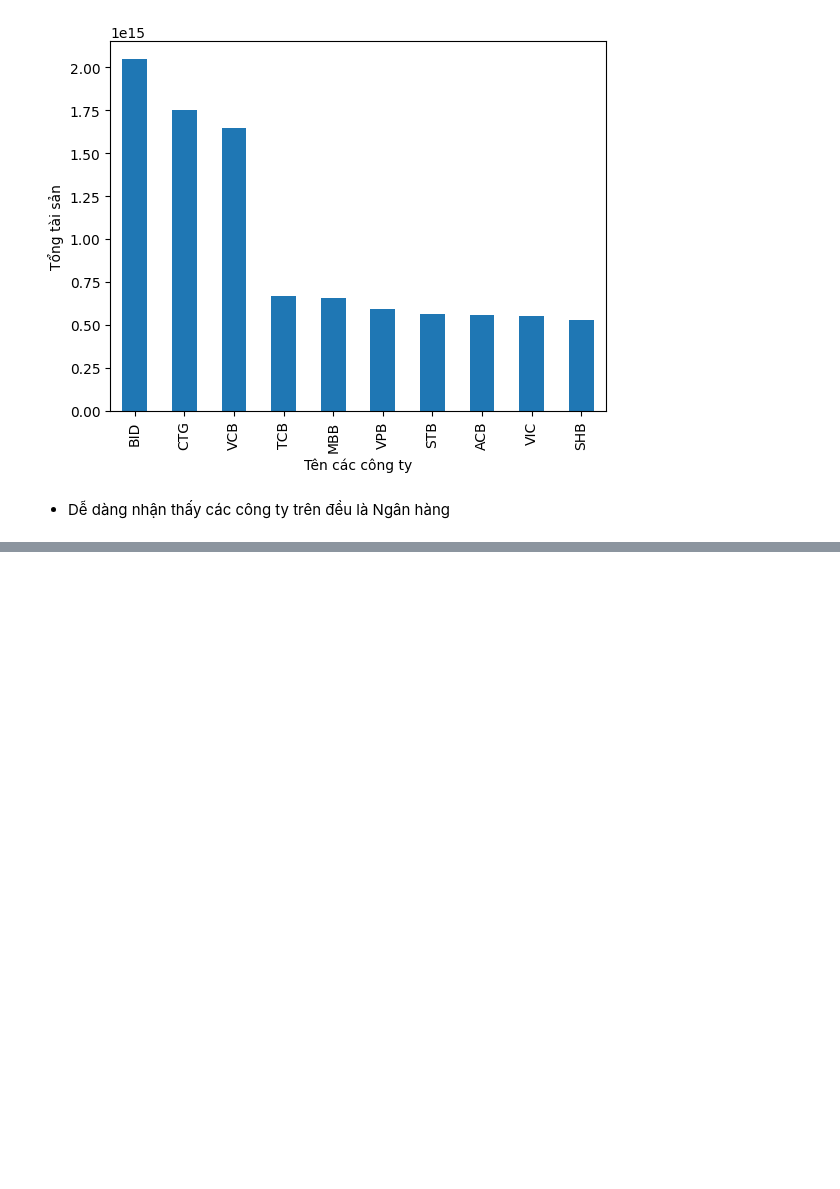
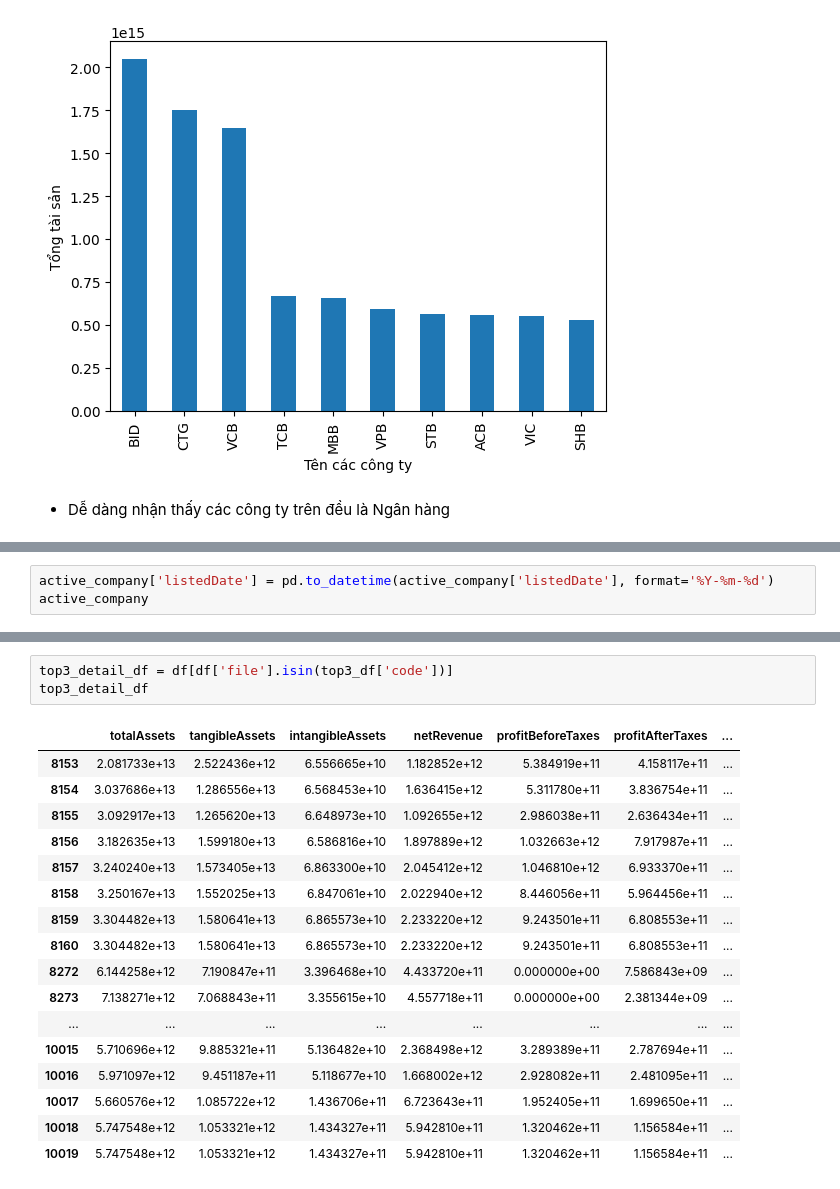
Before and after one commit to minhtringuyennn/NMKHDL_Project, a Jupyter notebook: crawl/crawl_data.ipynb, the cells around one changed output, grey strips where cells are left out. Saved outputs shown, nothing was run; the diff lists cells and outputs as text; blank space fills up the shorter version.

```diff
--- a/crawl/crawl_data.ipynb
+++ b/crawl/crawl_data.ipynb
@@ -643,0 +650,3 @@ top10_df['totalAssets'].plot.bar(xlabel='Tên các công ty', ylabel='Tổng tà
+# %%
+active_company['listedDate'] = pd.to_datetime(active_company['listedDate'], format='%Y-%m-%d')
+active_company
@@ -643,0 +697,21 @@ top10_df['totalAssets'].plot.bar(xlabel='Tên các công ty', ylabel='Tổng tà
+# %%
+top3_detail_df = df[df['file'].isin(top3_df['code'])]
+top3_detail_df
+# %% [output]
+|  | totalAssets | tangibleAssets | intangibleAssets | netRevenue | profitBeforeTaxes | profitAfterTaxes | ... |
+| 8153 | 2.081733e+13 | 2.522436e+12 | 6.556665e+10 | 1.182852e+12 | 5.384919e+11 | 4.158117e+11 | ... |
+| 8154 | 3.037686e+13 | 1.286556e+13 | 6.568453e+10 | 1.636415e+12 | 5.311780e+11 | 3.836754e+11 | ... |
+| 8155 | 3.092917e+13 | 1.265620e+13 | 6.648973e+10 | 1.092655e+12 | 2.986038e+11 | 2.636434e+11 | ... |
+| 8156 | 3.182635e+13 | 1.599180e+13 | 6.586816e+10 | 1.897889e+12 | 1.032663e+12 | 7.917987e+11 | ... |
+| 8157 | 3.240240e+13 | 1.573405e+13 | 6.863300e+10 | 2.045412e+12 | 1.046810e+12 | 6.933370e+11 | ... |
+| 8158 | 3.250167e+13 | 1.552025e+13 | 6.847061e+10 | 2.022940e+12 | 8.446056e+11 | 5.964456e+11 | ... |
+| 8159 | 3.304482e+13 | 1.580641e+13 | 6.865573e+10 | 2.233220e+12 | 9.243501e+11 | 6.808553e+11 | ... |
+| 8160 | 3.304482e+13 | 1.580641e+13 | 6.865573e+10 | 2.233220e+12 | 9.243501e+11 | 6.808553e+11 | ... |
+| 8272 | 6.144258e+12 | 7.190847e+11 | 3.396468e+10 | 4.433720e+11 | 0.000000e+00 | 7.586843e+09 | ... |
+| 8273 | 7.138271e+12 | 7.068843e+11 | 3.355615e+10 | 4.557718e+11 | 0.000000e+00 | 2.381344e+09 | ... |
+| ... | ... | ... | ... | ... | ... | ... | ... |
+| 10015 | 5.710696e+12 | 9.885321e+11 | 5.136482e+10 | 2.368498e+12 | 3.289389e+11 | 2.787694e+11 | ... |
+| 10016 | 5.971097e+12 | 9.451187e+11 | 5.118677e+10 | 1.668002e+12 | 2.928082e+11 | 2.481095e+11 | ... |
+| 10017 | 5.660576e+12 | 1.085722e+12 | 1.436706e+11 | 6.723643e+11 | 1.952405e+11 | 1.699650e+11 | ... |
+| 10018 | 5.747548e+12 | 1.053321e+12 | 1.434327e+11 | 5.942810e+11 | 1.320462e+11 | 1.156584e+11 | ... |
+| 10019 | 5.747548e+12 | 1.053321e+12 | 1.434327e+11 | 5.942810e+11 | 1.320462e+11 | 1.156584e+11 | ... |
```
Also changed, not shown: parts of 14 cells of this notebook.
